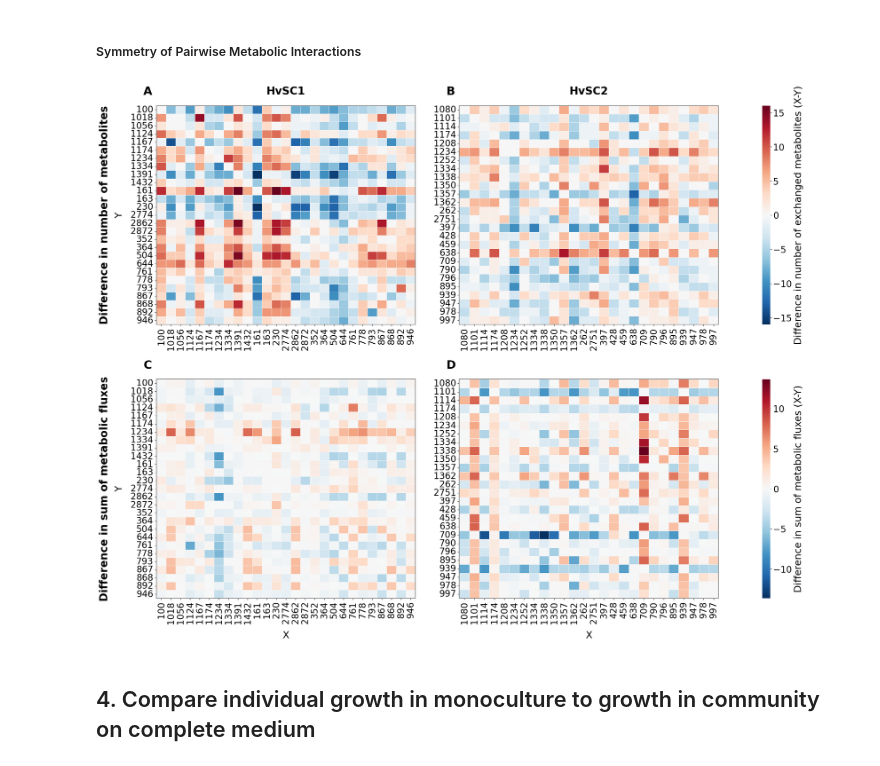
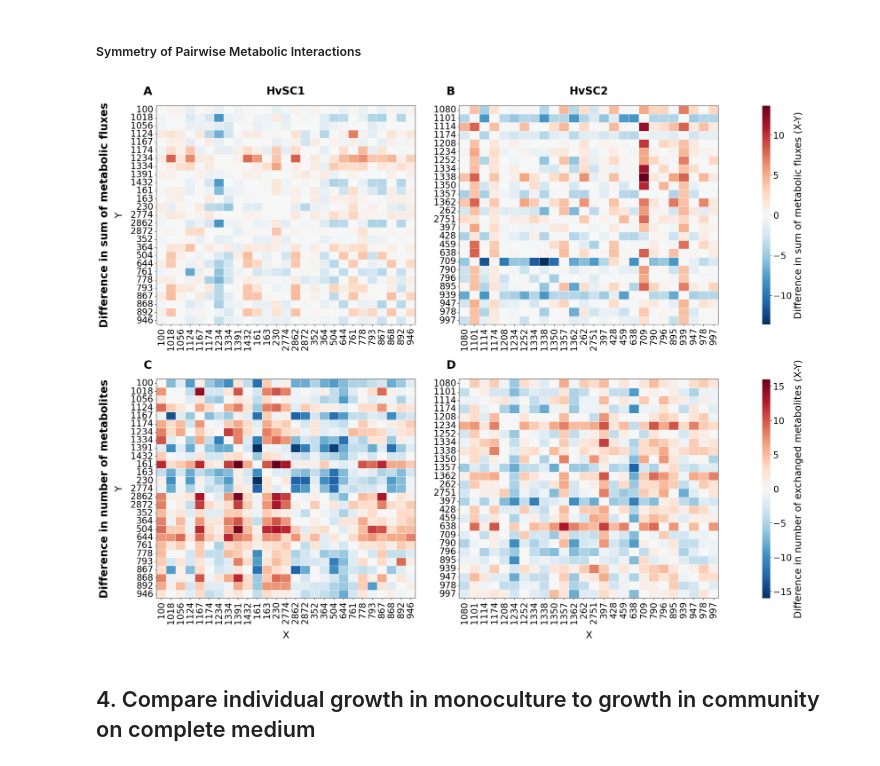
Before and after one commit to emmaatlls/git_repository_emma, a Jupyter notebook: code/organised_code/community.ipynb, the cells around one changed output. Drawn from its saved outputs; the diff is of its cells as text; code cells hidden in the pictures.

```diff
--- a/code/organised_code/community.ipynb
+++ b/code/organised_code/community.ipynb
@@ -623,10 +624,9 @@ ax22 = fig.add_subplot(gs[1, 1])
 cax2 = fig.add_subplot(gs[1, 2])  # Colorbar Row 2 (SumFlux)
 
 
-# Number of exchanges
 sns.heatmap(
     heatmap_matrix1,
-    ax=ax21,
+    ax=ax11,
     cmap="RdBu_r",
     robust=True,
     vmin=min_val,
@@ -637,21 +637,20 @@ sns.heatmap(
 
 sns.heatmap(
     heatmap_matrix2,
-    ax=ax22,
+    ax=ax12,
     cmap="RdBu_r",
     robust=True,
     vmin=min_val,
     vmax=max_val,
     cbar=True,
-    cbar_ax=cax2,
+    cbar_ax=cax1,
     cbar_kws={'label': 'Difference in sum of metabolic fluxes (X-Y)'},
     linewidths=0.5,
     linecolor='whitesmoke')
 
-# Sum of fluxes
 sns.heatmap(
     heatmap_matrix1rxn,
-    ax=ax11,
+    ax=ax21,
     cmap="RdBu_r",
     robust=True,
     vmin=min_valnrxn,
@@ -662,13 +661,13 @@ sns.heatmap(
 
 sns.heatmap(
     heatmap_matrix2rxn,
-    ax=ax12,
+    ax=ax22,
     cmap="RdBu_r",
     robust=True,
     vmin=min_valnrxn,
     vmax=max_valnrxn,
     cbar=True,
-    cbar_ax=cax1,
+    cbar_ax=cax2,
     cbar_kws={'label': 'Difference in number of exchanged metabolites (X-Y)'},
     linewidths=0.5,
     linecolor='whitesmoke')
@@ -683,36 +682,36 @@ for ax in all_axes:
         spine.set_visible(True)
         spine.set_color('grey')
         spine.set_linewidth(1.5)
 
 ax21.set_xlabel("X", fontsize=axis_labels, labelpad=15)
 ax22.set_xlabel("X", fontsize=axis_labels, labelpad=15)
 ax11.set_ylabel("Y", fontsize=axis_labels, labelpad=15)
 ax21.set_ylabel("Y", fontsize=axis_labels, labelpad=15)
 ax11.set_title("HvSC1", fontsize=subtitle_size, fontweight = "bold", pad=25)
 ax12.set_title("HvSC2", fontsize=subtitle_size, fontweight = "bold", pad=25)
-ax11.text(-0.2, 0.5, "Difference in number of metabolites", transform=ax11.transAxes,
+ax21.text(-0.2, 0.5, "Difference in number of metabolites", transform=ax21.transAxes,
         fontsize=subtitle_size, va='center', fontweight='bold', ha='center', rotation=90)
-ax21.text(-0.2, 0.5, "Difference in sum of metabolic fluxes", transform=ax21.transAxes,
+ax12.text(-0.2, 0.5, "Difference in sum of metabolic fluxes", transform=ax11.transAxes,
         fontsize=subtitle_size, va='center',fontweight='bold', ha='center', rotation=90)
 
 # Subplot tags (A, B, C, D)
 ax11.text(-0.05, 1.05, "A", transform=ax11.transAxes, fontsize=subtitle_size + 2, fontweight='bold')
 ax12.text(-0.05, 1.05, "B", transform=ax12.transAxes, fontsize=subtitle_size + 2, fontweight='bold')
 ax21.text(-0.05, 1.05, "C", transform=ax21.transAxes, fontsize=subtitle_size + 2, fontweight='bold')
 ax22.text(-0.05, 1.05, "D", transform=ax22.transAxes, fontsize=subtitle_size + 2, fontweight='bold')
 
 # Format Colorbars
 cax1.yaxis.label.set_size(legend_size)
 cax1.tick_params(labelsize=tick_size)
 cax2.yaxis.label.set_size(legend_size)
 cax2.tick_params(labelsize=tick_size)
 
 plt.subplots_adjust(left=0.1)
 #plt.savefig(os.path.join(save_fig_dir, "Combined_balance_nmets_flux_heatmap.svg"), bbox_inches='tight')
 plt.savefig(os.path.join(save_fig_dir, "Combined_balance_nmets_flux_heatmap.png"), bbox_inches='tight')
 plt.show()
 # %% [output]
-[figure, old version]
+[figure, new version]
 # %% [markdown]
 ## 4. Compare individual growth in monoculture to growth in community on complete medium
 # %%
```
Also changed, not shown: parts of 3 cells of this notebook, 3 other files.
